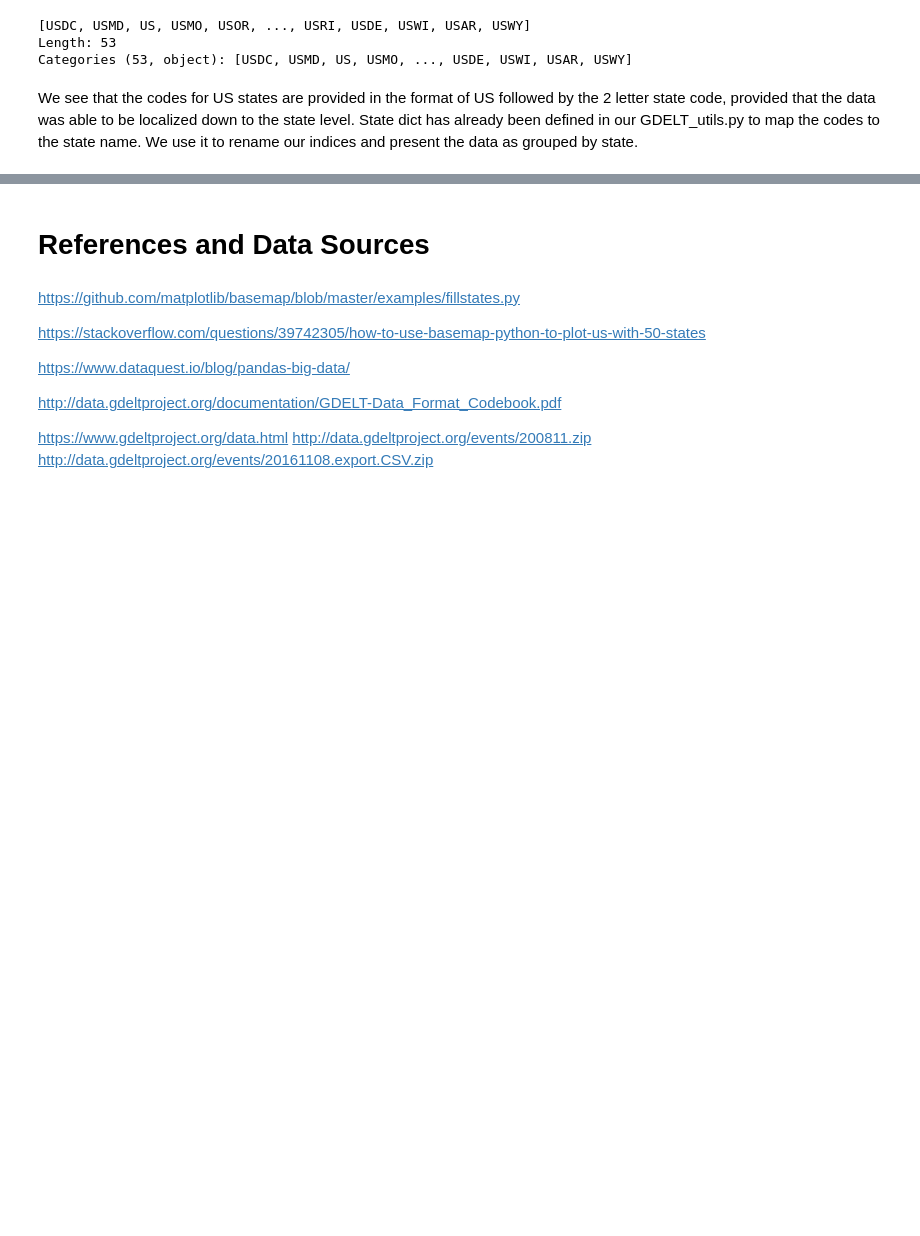
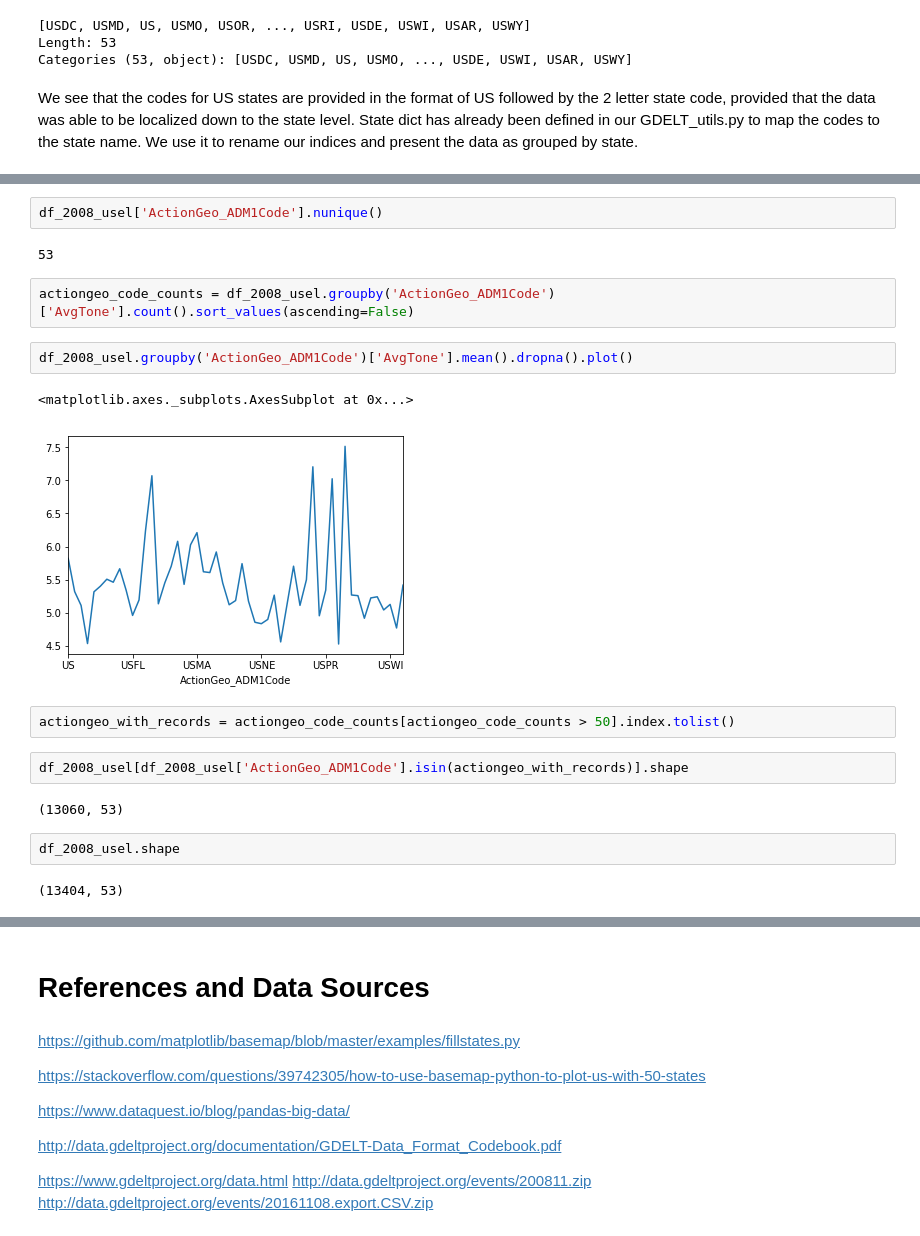
Before and after one commit to eistre91/thinkful-projects, a Jupyter notebook: GDELT Capstone Report.ipynb, the cells around one changed output, grey strips where cells are left out. Saved outputs shown, nothing was run; the diff lists cells and outputs as text; blank space fills up the shorter version.

```diff
--- a/GDELT Capstone Report.ipynb
+++ b/GDELT Capstone Report.ipynb
@@ -290,0 +265,21 @@ plt.show()
+# %%
+df_2008_usel['ActionGeo_ADM1Code'].nunique()
+# %% [output]
+53
+# %%
+actiongeo_code_counts = df_2008_usel.groupby('ActionGeo_ADM1Code')['AvgTone'].count().sort_values(ascending=False)
+# %%
+df_2008_usel.groupby('ActionGeo_ADM1Code')['AvgTone'].mean().dropna().plot()
+# %% [output]
+<matplotlib.axes._subplots.AxesSubplot at 0x...>
+[figure, added]
+# %%
+actiongeo_with_records = actiongeo_code_counts[actiongeo_code_counts > 50].index.tolist()
+# %%
+df_2008_usel[df_2008_usel['ActionGeo_ADM1Code'].isin(actiongeo_with_records)].shape
+# %% [output]
+(13060, 53)
+# %%
+df_2008_usel.shape
+# %% [output]
+(13404, 53)
```
Also changed, not shown: parts of 28 cells of this notebook, 1 other file.
